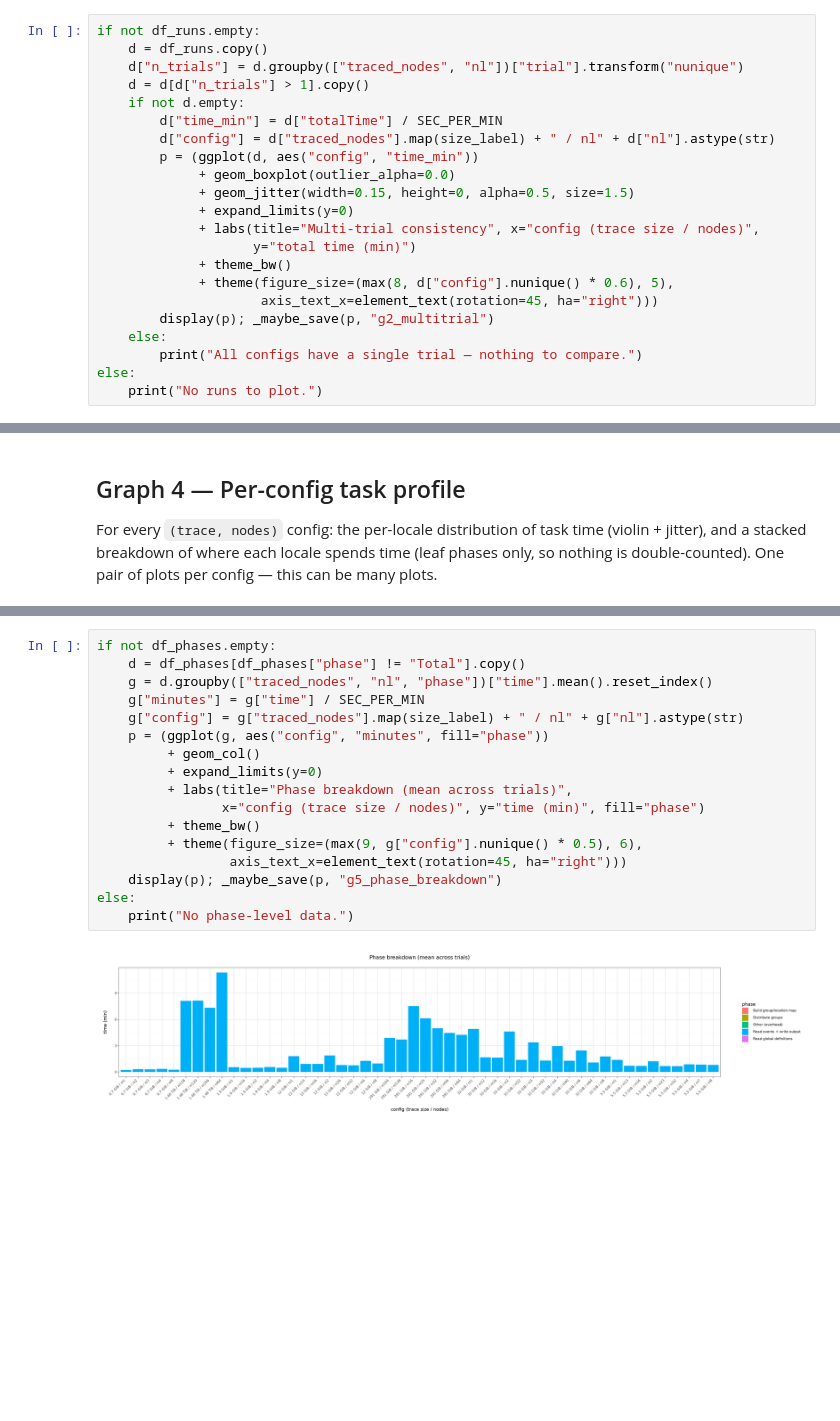
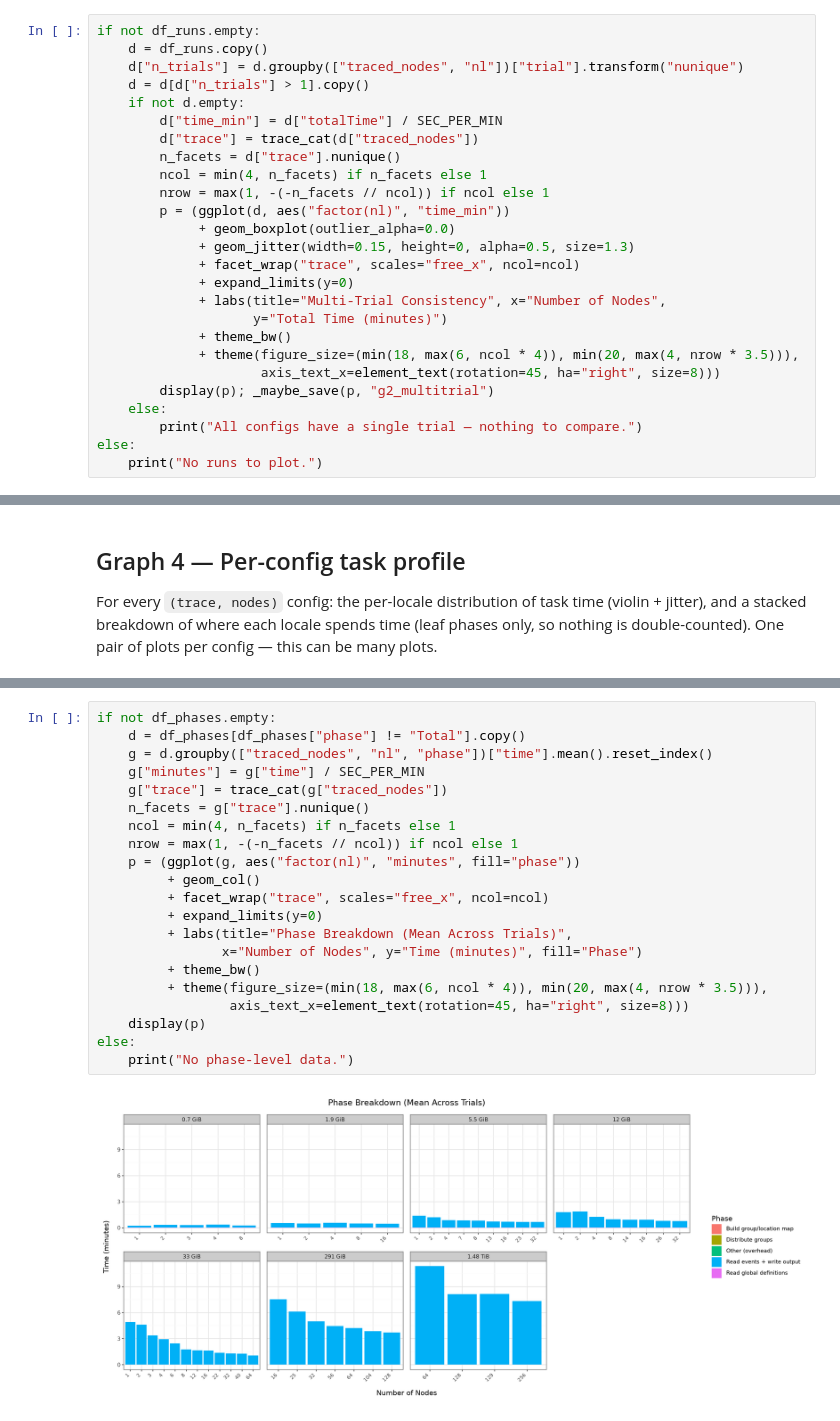
Before and after one commit to hpc-ai-adv-dev/fastotf2, a Jupyter notebook: workflows/scaling/converter-scaling-new.ipynb, the cells around one changed output, grey strips where cells are left out. Cells and saved outputs as stored; diff of their text form; blank space fills up the shorter version.

```diff
--- a/workflows/scaling/converter-scaling-new.ipynb
+++ b/workflows/scaling/converter-scaling-new.ipynb
@@ -861,16 +958,20 @@ if not df_runs.empty:
     d = d[d["n_trials"] > 1].copy()
     if not d.empty:
         d["time_min"] = d["totalTime"] / SEC_PER_MIN
-        d["config"] = d["traced_nodes"].map(size_label) + " / nl" + d["nl"].astype(str)
-        p = (ggplot(d, aes("config", "time_min"))
+        d["trace"] = trace_cat(d["traced_nodes"])
+        n_facets = d["trace"].nunique()
+        ncol = min(4, n_facets) if n_facets else 1
+        nrow = max(1, -(-n_facets // ncol)) if ncol else 1
+        p = (ggplot(d, aes("factor(nl)", "time_min"))
              + geom_boxplot(outlier_alpha=0.0)
-             + geom_jitter(width=0.15, height=0, alpha=0.5, size=1.5)
+             + geom_jitter(width=0.15, height=0, alpha=0.5, size=1.3)
+             + facet_wrap("trace", scales="free_x", ncol=ncol)
              + expand_limits(y=0)
-             + labs(title="Multi-trial consistency", x="config (trace size / nodes)",
-                    y="total time (min)")
+             + labs(title="Multi-Trial Consistency", x="Number of Nodes",
+                    y="Total Time (minutes)")
              + theme_bw()
-             + theme(figure_size=(max(8, d["config"].nunique() * 0.6), 5),
-                     axis_text_x=element_text(rotation=45, ha="right")))
+             + theme(figure_size=(min(18, max(6, ncol * 4)), min(20, max(4, nrow * 3.5))),
+                     axis_text_x=element_text(rotation=45, ha="right", size=8)))
         display(p); _maybe_save(p, "g2_multitrial")
     else:
         print("All configs have a single trial — nothing to compare.")
@@ -1078,19 +1158,23 @@ the graph cells — each one calls `_maybe_save(...)` into the run's `plots/` fo
 # %%
 if not df_phases.empty:
     d = df_phases[df_phases["phase"] != "Total"].copy()
     g = d.groupby(["traced_nodes", "nl", "phase"])["time"].mean().reset_index()
     g["minutes"] = g["time"] / SEC_PER_MIN
-    g["config"] = g["traced_nodes"].map(size_label) + " / nl" + g["nl"].astype(str)
-    p = (ggplot(g, aes("config", "minutes", fill="phase"))
+    g["trace"] = trace_cat(g["traced_nodes"])
+    n_facets = g["trace"].nunique()
+    ncol = min(4, n_facets) if n_facets else 1
+    nrow = max(1, -(-n_facets // ncol)) if ncol else 1
+    p = (ggplot(g, aes("factor(nl)", "minutes", fill="phase"))
          + geom_col()
+         + facet_wrap("trace", scales="free_x", ncol=ncol)
          + expand_limits(y=0)
-         + labs(title="Phase breakdown (mean across trials)",
-                x="config (trace size / nodes)", y="time (min)", fill="phase")
+         + labs(title="Phase Breakdown (Mean Across Trials)",
+                x="Number of Nodes", y="Time (minutes)", fill="Phase")
          + theme_bw()
-         + theme(figure_size=(max(9, g["config"].nunique() * 0.5), 6),
-                 axis_text_x=element_text(rotation=45, ha="right")))
-    display(p); _maybe_save(p, "g5_phase_breakdown")
+         + theme(figure_size=(min(18, max(6, ncol * 4)), min(20, max(4, nrow * 3.5))),
+                 axis_text_x=element_text(rotation=45, ha="right", size=8)))
+    display(p)
 else:
     print("No phase-level data.")
 # %% [output]
-[figure, old version]
+[figure, new version]
```
Also changed, not shown: parts of 14 cells of this notebook, 1 other file.
